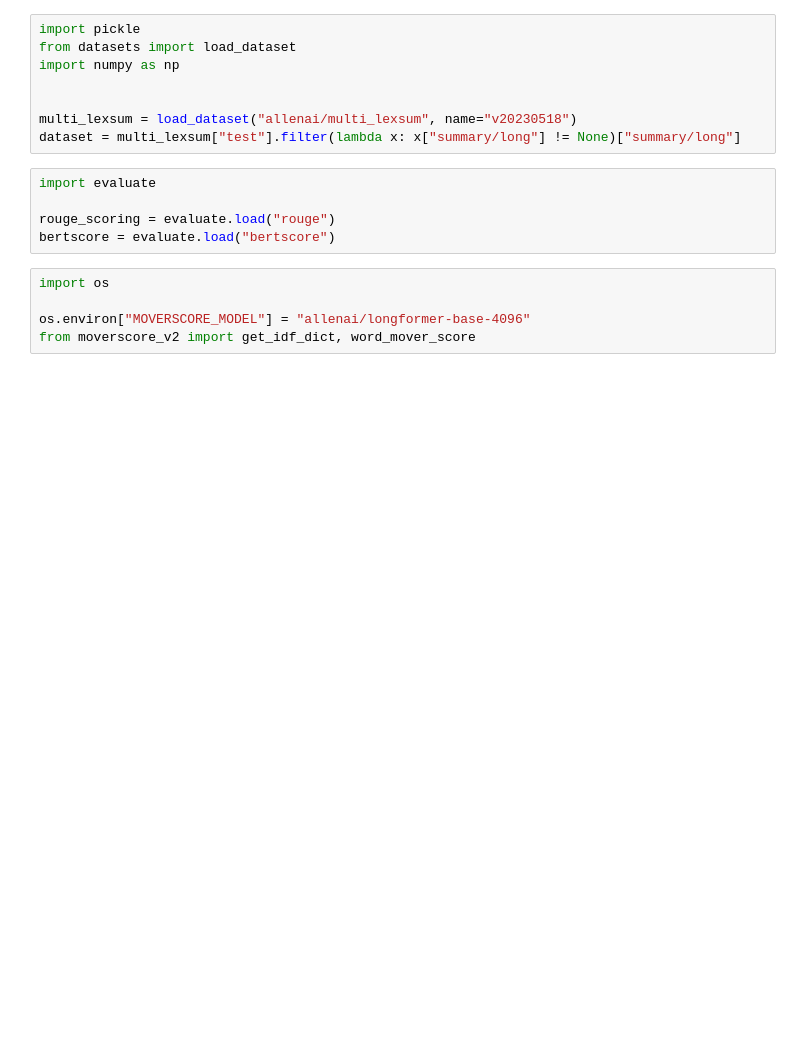
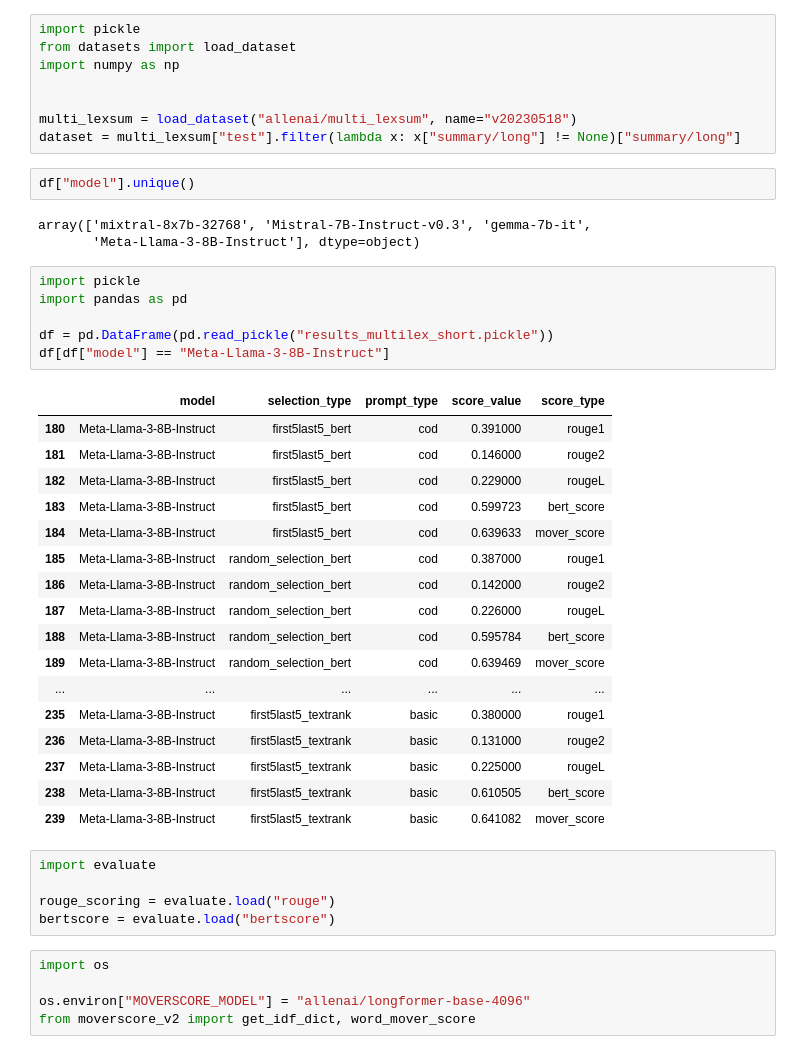
Before and after one commit to Tron404/FACILEX_prototyping_EK, a Jupyter notebook: caselaw_summary/eval.ipynb, the cells around one changed output. Saved outputs shown, nothing was run; the diff lists cells and outputs as text; blank space fills up the shorter version.

```diff
--- a/caselaw_summary/eval.ipynb
+++ b/caselaw_summary/eval.ipynb
@@ -6,6 +6,35 @@ import numpy as np
 
 multi_lexsum = load_dataset("allenai/multi_lexsum", name="v20230518")
 dataset = multi_lexsum["test"].filter(lambda x: x["summary/long"] != None)["summary/long"]
+# %%
+df["model"].unique()
+# %% [output]
+array(['mixtral-8x7b-32768', 'Mistral-7B-Instruct-v0.3', 'gemma-7b-it',
+       'Meta-Llama-3-8B-Instruct'], dtype=object)
+# %%
+import pickle
+import pandas as pd
+
+df = pd.DataFrame(pd.read_pickle("results_multilex_short.pickle"))
+df[df["model"] == "Meta-Llama-3-8B-Instruct"]
+# %% [output]
+|  | model | selection_type | prompt_type | score_value | score_type |
+| 180 | Meta-Llama-3-8B-Instruct | first5last5_bert | cod | 0.391000 | rouge1 |
+| 181 | Meta-Llama-3-8B-Instruct | first5last5_bert | cod | 0.146000 | rouge2 |
+| 182 | Meta-Llama-3-8B-Instruct | first5last5_bert | cod | 0.229000 | rougeL |
+| 183 | Meta-Llama-3-8B-Instruct | first5last5_bert | cod | 0.599723 | bert_score |
+| 184 | Meta-Llama-3-8B-Instruct | first5last5_bert | cod | 0.639633 | mover_score |
+| 185 | Meta-Llama-3-8B-Instruct | random_selection_bert | cod | 0.387000 | rouge1 |
+| 186 | Meta-Llama-3-8B-Instruct | random_selection_bert | cod | 0.142000 | rouge2 |
+| 187 | Meta-Llama-3-8B-Instruct | random_selection_bert | cod | 0.226000 | rougeL |
+| 188 | Meta-Llama-3-8B-Instruct | random_selection_bert | cod | 0.595784 | bert_score |
+| 189 | Meta-Llama-3-8B-Instruct | random_selection_bert | cod | 0.639469 | mover_score |
+| ... | ... | ... | ... | ... | ... |
+| 235 | Meta-Llama-3-8B-Instruct | first5last5_textrank | basic | 0.380000 | rouge1 |
+| 236 | Meta-Llama-3-8B-Instruct | first5last5_textrank | basic | 0.131000 | rouge2 |
+| 237 | Meta-Llama-3-8B-Instruct | first5last5_textrank | basic | 0.225000 | rougeL |
+| 238 | Meta-Llama-3-8B-Instruct | first5last5_textrank | basic | 0.610505 | bert_score |
+| 239 | Meta-Llama-3-8B-Instruct | first5last5_textrank | basic | 0.641082 | mover_score |
 # %%
 import evaluate
 
```
Also changed, not shown: parts of 8 cells of this notebook, 2 other files.
